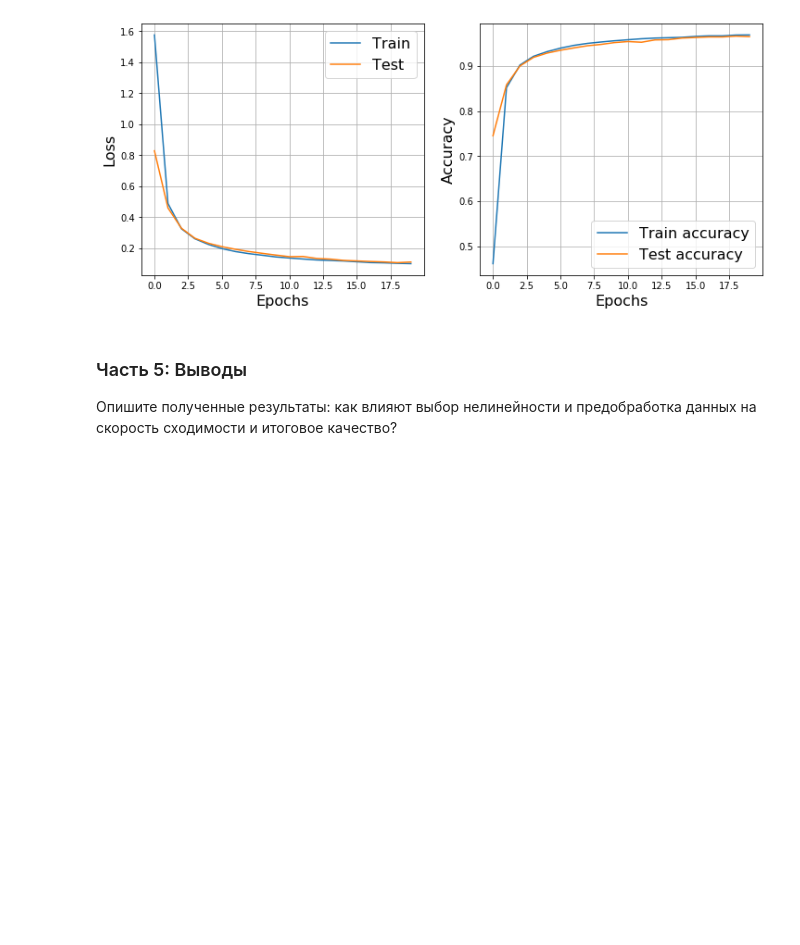
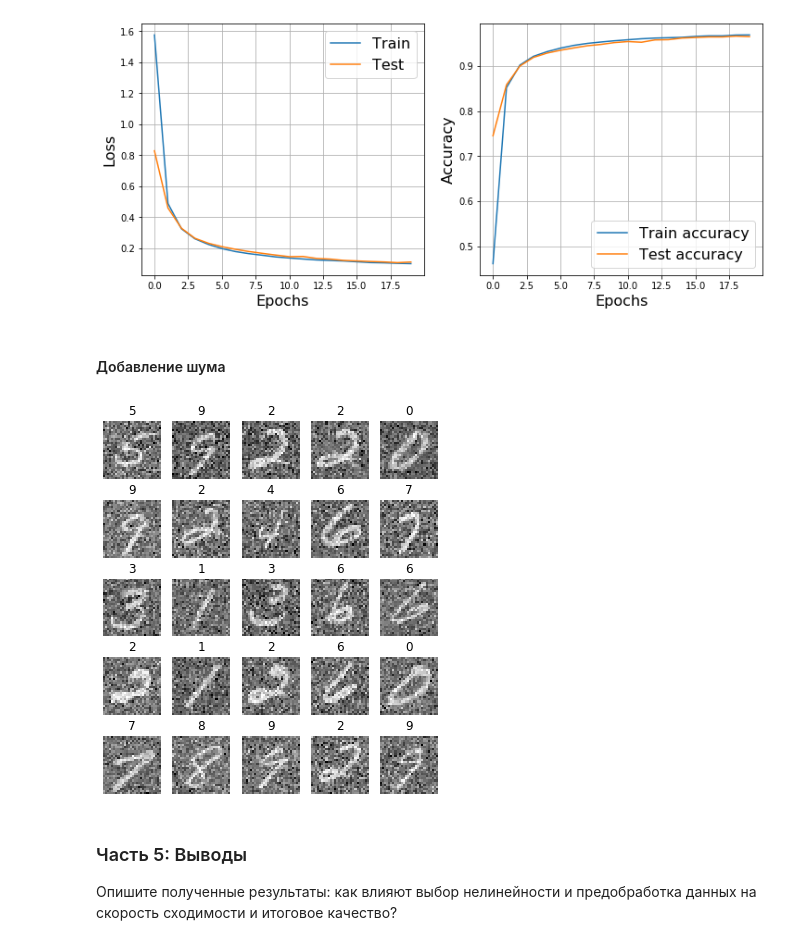
Before and after one commit to excander/neural_networks_sphere_2, a Jupyter notebook: Seminar 2/miklin_2, Back propagation for MNIST.ipynb, the cells around one changed output. Cells and saved outputs as stored; diff of their text form; code cells hidden in the pictures; blank space fills up the shorter version.

```diff
--- a/Seminar 2/miklin_2, Back propagation for MNIST.ipynb
+++ b/Seminar 2/miklin_2, Back propagation for MNIST.ipynb
@@ -407,3 +407,5 @@ tr_ra, ts_ra, tr_ac_ra, ts_ac_ra = train(network, 20, 0.01, plot=True, verbose=T
 # %% [output]
 Epoch 19... (Train/Test) NLL: 0.100/0.111       Accuracy: 0.969/0.966
 [figure]
+# %% [markdown]
+#### Добавление шума
@@ -410,3 +424,44 @@ Epoch 19... (Train/Test) NLL: 0.100/0.111       Accuracy: 0.969/0.966
+# %%
+class AddGaussianNoise(object):
+    def __init__(self, mean=0., std=1.):
+        self.std = std
+        self.mean = mean
+
+    def __call__(self, tensor):
+        return tensor + torch.randn(tensor.size()) * self.std + self.mean
+
+    def __repr__(self):
+        return self.__class__.__name__ + '(mean={0}, std={1})'.format(self.mean, self.std)
+# %%
+noise_transform = transforms.Compose([
+#                 transforms.RandomRotation(15, resample=False, expand=False, center=None, fill=0),
+#                 transforms.RandomAffine(15, translate=(0.15,0.15), scale=None, shear=None, resample=False, fillcolor=0),
+                transforms.ToTensor(),
+                transforms.Normalize((0.1307,), (0.3081,)),
+                AddGaussianNoise(0., 1.)
+                    ])
+
+noise_train_dataset = MNIST('.', train=True, download=True, transform=noise_transform)
+noise_test_dataset = MNIST('.', train=False, transform=noise_transform)
+
+noise_train_loader = DataLoader(noise_train_dataset, batch_size=32, shuffle=False)
+noise_test_loader = DataLoader(noise_test_dataset, batch_size=32, shuffle=False)
+# %%
+## Usage example:
+for X_n, y_n in noise_train_loader:
+    X_n = X_n.view(X_n.shape[0], -1) # !
+    X_n = X_n.numpy() ### Converts torch.Tensor to numpy array
+    y_n = y_n.numpy()
+    pass
+# %%
+plt.figure(figsize=(6, 7))
+for i in range(25):
+    plt.subplot(5, 5, i+1)
+    plt.imshow(X_n[i].reshape(28, 28), cmap=plt.cm.Greys_r)
+    plt.title(y_augm[i])
+    plt.axis('off')
+# %% [output]
+[figure, added]
 # %% [markdown]
 ### Часть 5: Выводы
 Опишите полученные результаты: как влияют выбор нелинейности и предобработка данных на скорость сходимости и итоговое качество?
```
Also changed, not shown: parts of 1 cell of this notebook.
